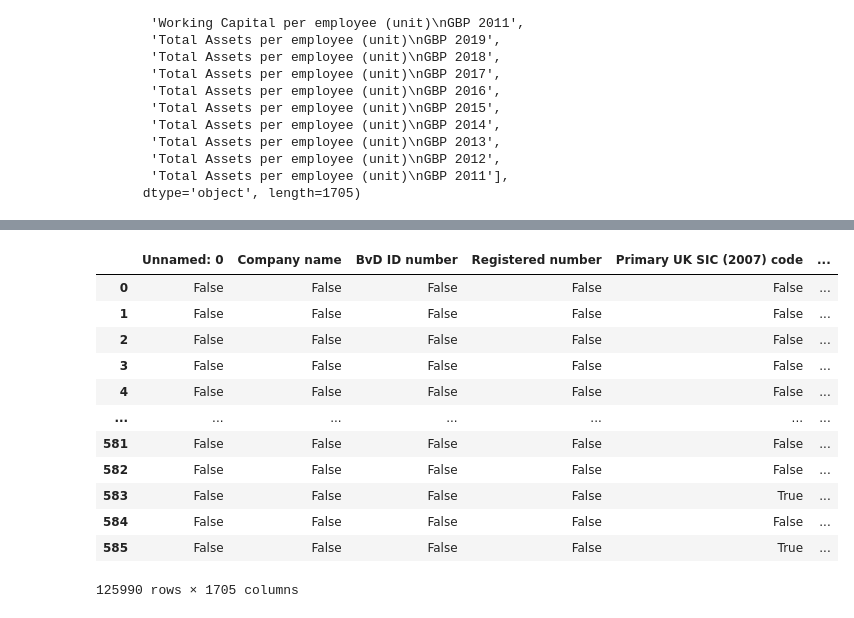
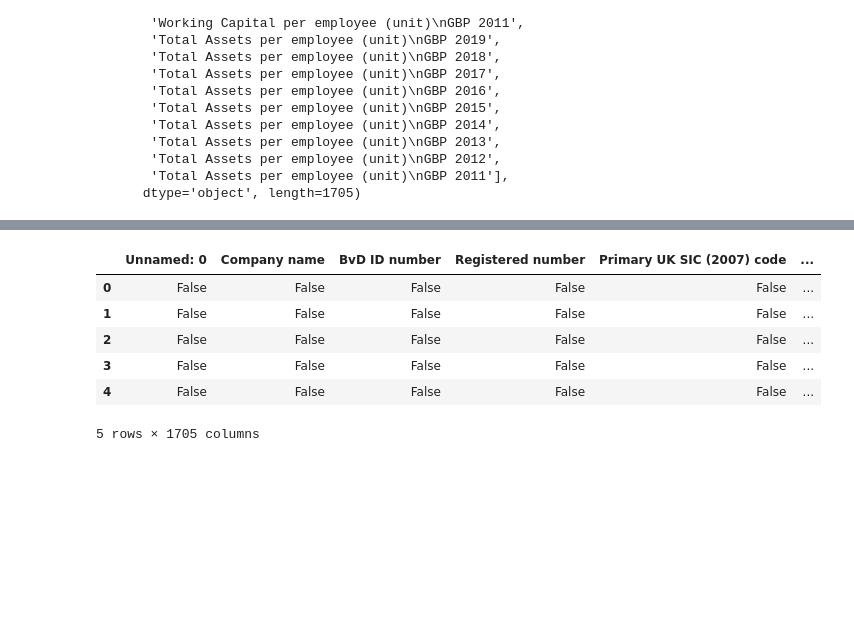
Before and after one commit to borodark/ie7860, a Jupyter notebook: Fafnir Data Ingestion.ipynb, the cells around one changed output, grey strips where cells are left out. Saved outputs shown, nothing was run; the diff lists cells and outputs as text; code cells hidden in the pictures; blank space fills up the shorter version.

```diff
--- a/Fafnir Data Ingestion.ipynb
+++ b/Fafnir Data Ingestion.ipynb
@@ -84,6 +50,5 @@ Index(['Unnamed: 0', 'Company name', 'BvD ID number', 'Registered number',
        'Total Assets per employee (unit)\nGBP 2011'],
       dtype='object', length=1705)
 # %%
-import numpy as np
-clenuedup = rc.replace('n.a.',np.nan)
+rc.replace(['n.a.','n.s.'],np.nan, inplace=True)
 # %%
@@ -118,17 +69,11 @@ store.close()
 # %%
-rc.isna()
+rc.isna().head()
 # %% [output]
 |  | Unnamed: 0 | Company name | BvD ID number | Registered number | Primary UK SIC (2007) code | ... |
 | 0 | False | False | False | False | False | ... |
 | 1 | False | False | False | False | False | ... |
 | 2 | False | False | False | False | False | ... |
 | 3 | False | False | False | False | False | ... |
 | 4 | False | False | False | False | False | ... |
-| ... | ... | ... | ... | ... | ... | ... |
-| 581 | False | False | False | False | False | ... |
-| 582 | False | False | False | False | False | ... |
-| 583 | False | False | False | False | True | ... |
-| 584 | False | False | False | False | False | ... |
-| 585 | False | False | False | False | True | ... |
-125990 rows × 1705 columns
+5 rows × 1705 columns
 # %%
```
Also changed, not shown: parts of 16 cells of this notebook.
